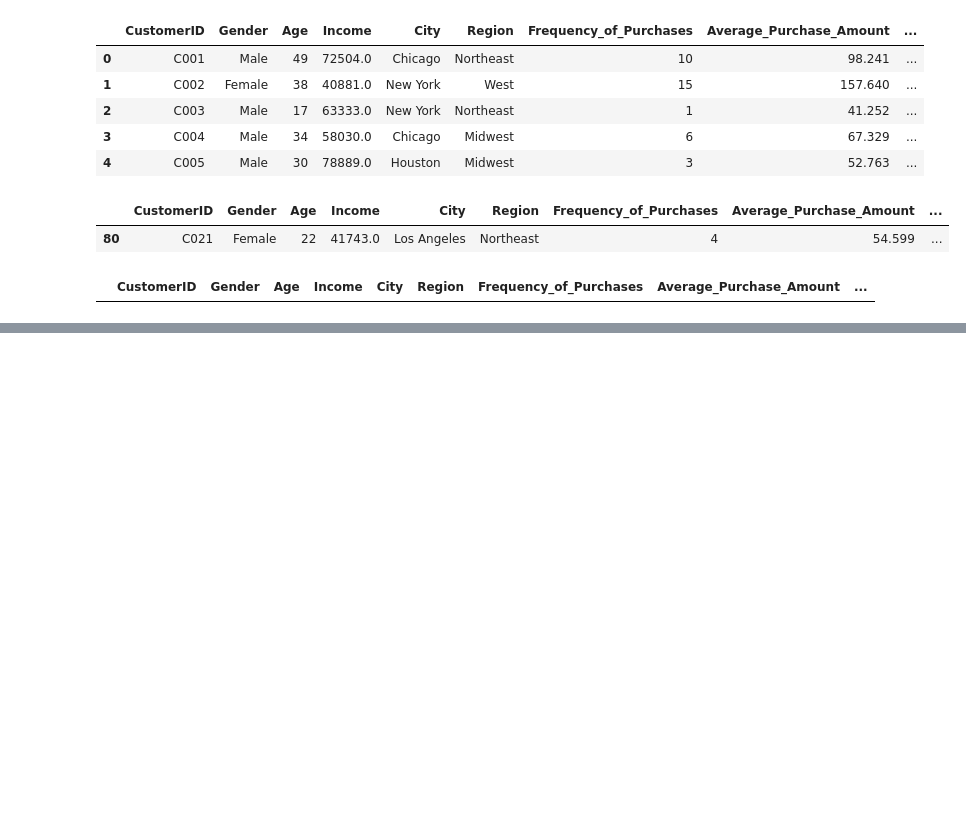
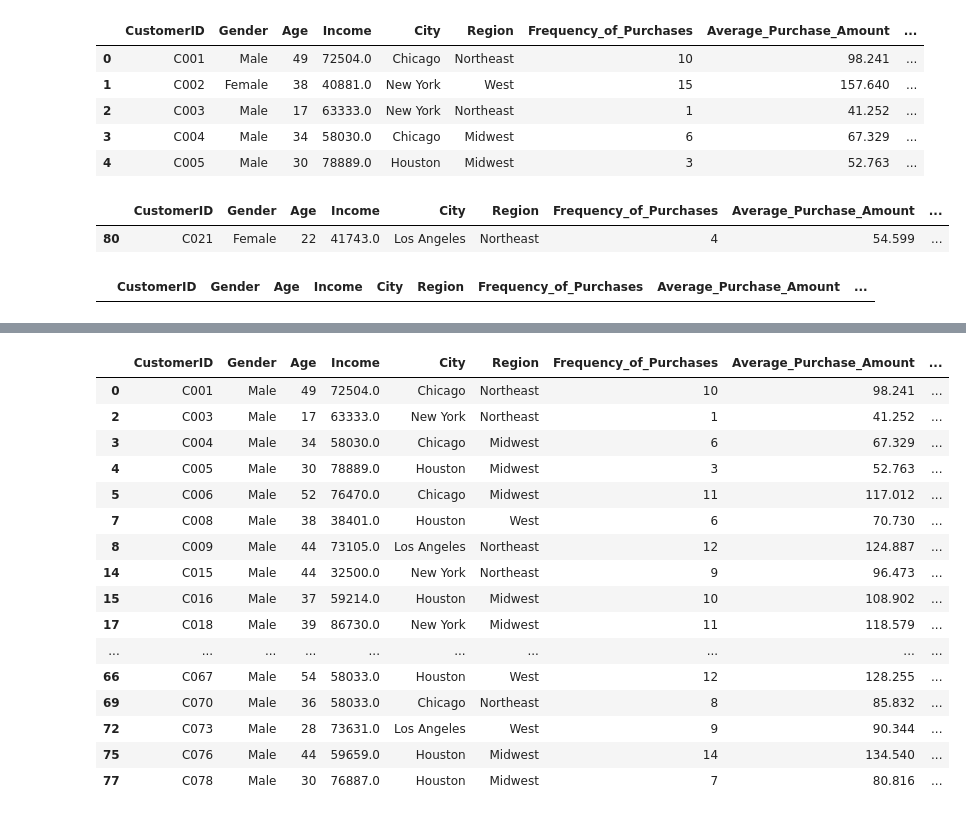
Before and after one commit to nsn-mah6/data_analysis_Beginnning, a Jupyter notebook: data_analysis.ipynb, the cells around one changed output, grey strips where cells are left out. Saved outputs shown, nothing was run; the diff lists cells and outputs as text; code cells hidden in the pictures; blank space fills up the shorter version.

Commit message:
Sorting and filtering data

```diff
--- a/data_analysis.ipynb
+++ b/data_analysis.ipynb
@@ -188,0 +209,22 @@ df[duplicates]
+# %%
+# Filtering male data
+male_data = df[df['Gender'] == 'Male']
+male_data
+# %% [output]
+|  | CustomerID | Gender | Age | Income | City | Region | Frequency_of_Purchases | Average_Purchase_Amount | ... |
+| 0 | C001 | Male | 49 | 72504.0 | Chicago | Northeast | 10 | 98.241 | ... |
+| 2 | C003 | Male | 17 | 63333.0 | New York | Northeast | 1 | 41.252 | ... |
+| 3 | C004 | Male | 34 | 58030.0 | Chicago | Midwest | 6 | 67.329 | ... |
+| 4 | C005 | Male | 30 | 78889.0 | Houston | Midwest | 3 | 52.763 | ... |
+| 5 | C006 | Male | 52 | 76470.0 | Chicago | Midwest | 11 | 117.012 | ... |
+| 7 | C008 | Male | 38 | 38401.0 | Houston | West | 6 | 70.730 | ... |
+| 8 | C009 | Male | 44 | 73105.0 | Los Angeles | Northeast | 12 | 124.887 | ... |
+| 14 | C015 | Male | 44 | 32500.0 | New York | Northeast | 9 | 96.473 | ... |
+| 15 | C016 | Male | 37 | 59214.0 | Houston | Midwest | 10 | 108.902 | ... |
+| 17 | C018 | Male | 39 | 86730.0 | New York | Midwest | 11 | 118.579 | ... |
+| ... | ... | ... | ... | ... | ... | ... | ... | ... | ... |
+| 66 | C067 | Male | 54 | 58033.0 | Houston | West | 12 | 128.255 | ... |
+| 69 | C070 | Male | 36 | 58033.0 | Chicago | Northeast | 8 | 85.832 | ... |
+| 72 | C073 | Male | 28 | 73631.0 | Los Angeles | West | 9 | 90.344 | ... |
+| 75 | C076 | Male | 44 | 59659.0 | Houston | Midwest | 14 | 134.540 | ... |
+| 77 | C078 | Male | 30 | 76887.0 | Houston | Midwest | 7 | 80.816 | ... |
```
Also changed, not shown: parts of 9 cells of this notebook.
